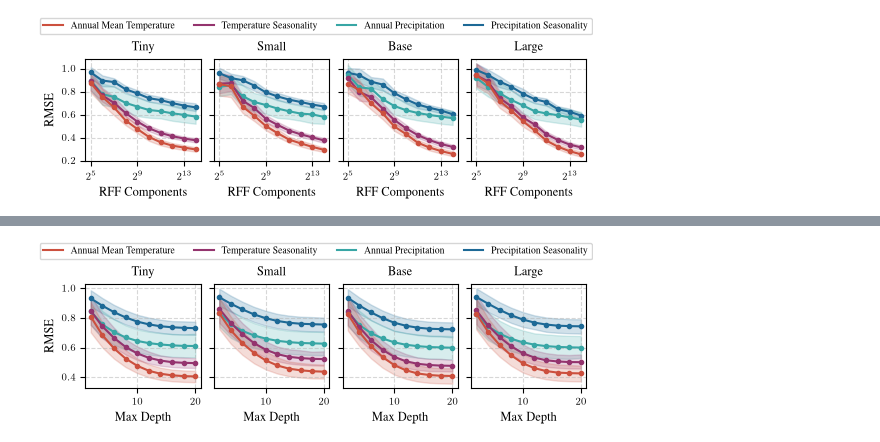
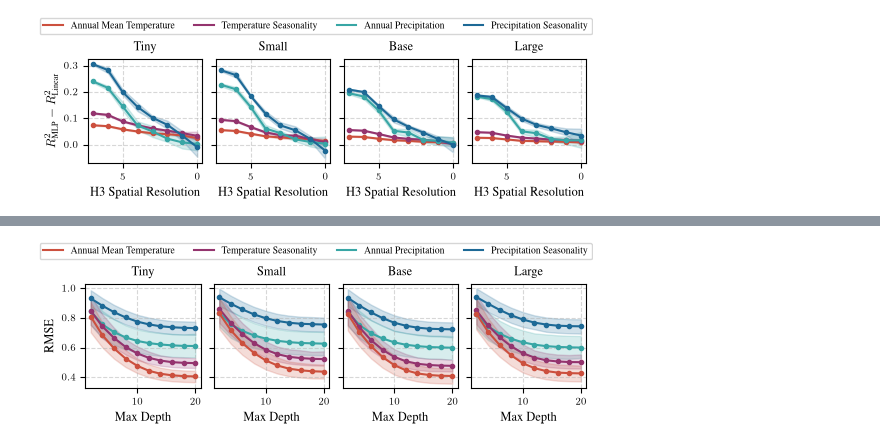
Before and after one commit to kdybek/terramind_probing, a Jupyter notebook: plots.ipynb, the cells around one changed output, grey strips where cells are left out. Saved outputs shown, nothing was run; the diff lists cells and outputs as text; code cells hidden in the pictures.

Commit message:
updated plots and results

```diff
--- a/plots.ipynb
+++ b/plots.ipynb
@@ -46,7 +46,7 @@ SIZE_DICT = {
     "terramind_v1_large": 1024,
 }
 
-TARGET_NAMES = ["bio15", "bio12", "bio04", "bio01"]
+TARGET_NAMES = ["bio01", "bio04", "bio12", "bio15"]
 TARGET_LABELS = {
     "bio01": "Annual Mean Temperature",
     "bio04": "Temperature Seasonality",
@@ -60,15 +60,12 @@ TARGET_COLORS = {
     "bio15": PALETTE[1],
 }
 
-RBF_COMPONENT_COUNTS = [32, 64, 128, 256, 512, 1024, 2048, 4096, 8192, 16384]
-RF_MAX_DEPTHS = [2, 4, 6, 8, 10, 12, 14, 16, 18, 20]
-MODALITY_GROUPS = ["optical", "radar", "vegetation", "terrain", "landcover"]
-MODALITY_GROUP_LABELS = {
-    "optical": "Optical",
-    "radar": "Radar",
-    "vegetation": "NDVI",
-    "terrain": "DEM",
-    "landcover": "LULC",
+RESOLUTIONS = [7, 6, 5, 4, 3, 2, 1, 0]
+
+REGRESSORS = ["linear", "mlp"]
+REGRESSOR_LABELS = {
+    "linear": "Linear",
+    "mlp": "MLP",
 }
 # %%
 import numpy as np
@@ -144,61 +355,64 @@ color_handles = [
 os.environ["PATH"] += os.pathsep + "/Library/TeX/texbin"
 
 plt.rcParams.update(bundles.iclr2024())
 plt.rcParams.update(figsizes.iclr2024(nrows=1, ncols=4, height_to_width_ratio=1.2, rel_width=1.0))
 plt.rcParams.update({
     "text.latex.preamble": r"\usepackage{times}\usepackage{amsmath}",
     "text.usetex": True,
 })
 
 df = pd.read_csv(RESULTS_PATH)
 
-tiny_losses = {}
-delta_losses = {}
+os.makedirs("plots", exist_ok=True)
 
-os.makedirs("plots", exist_ok=True)
+cache = {}
+for model in MODEL_NAMES:
+    for resolution in RESOLUTIONS:
+        for target in TARGET_NAMES:
+            for regressor in ["mlp", "linear"]:
+                sub_df = df[
+                    (df["model_name"] == model) &
+                    (df["resolution"] == resolution) &
+                    (df["target"] == target) &
+                    (df["regressor"] == regressor) &
+                    (df["layer"].isna())
+                ]
+
+                assert len(sub_df) == NUM_FOLDS, f"Expected {NUM_FOLDS} folds, but got {len(sub_df)} for model={model}, resolution={resolution}, target={target}"
+
+                scores = sub_df['val_r2'].values
+                cache[(model, resolution, target, regressor)] = scores
 
 fig, axes = plt.subplots(1, 4, sharey=True)
 for ax, model in zip(axes, MODEL_NAMES, strict=True):
     for tgt in TARGET_NAMES:
         means = []
         los = []
         his = []
-        for rff_component_count in RBF_COMPONENT_COUNTS:
-            sub_df = df[
-                (df["model_name"] == model) &
-                (df["capacity"] == rff_component_count) &
-                (df["target"] == tgt) &
-                (df["layer"] == NUM_LAYERS_DICT[model] - 1) &
-                (df["modality_group"] == "all") &
-                (df["regressor"] == "rff")
-            ]
-
-            assert len(sub_df) == NUM_FOLDS, f"Expected {NUM_FOLDS} folds, but got {len(sub_df)} for model={model}, rff_component_count={rff_component_count}, target={tgt}"
-
-            scores = sub_df['val_rmse'].values
-            mean, lower_ci, upper_ci = mean_bootstrap_ci(scores)
+        for res in RESOLUTIONS:
+            scores_mlp = cache[(model, res, tgt, "mlp")]
+            scores_linear = cache[(model, res, tgt, "linear")]
+            gaps = [mlp - linear for mlp, linear in zip(scores_mlp, scores_linear)]
+            assert len(gaps) == 5
+            mean, lower_ci, upper_ci = mean_bootstrap_ci(gaps)
             means.append(mean)
             los.append(lower_ci)
             his.append(upper_ci)
 
-        ax.plot(RBF_COMPONENT_COUNTS, means, label=TARGET_LABELS[tgt], color=TARGET_COLORS[tgt], marker="o", markersize=MARKER_SIZE)
-        ax.fill_between(RBF_COMPONENT_COUNTS, los, his, color=TARGET_COLORS[tgt], alpha=0.2)
+        ax.plot(RESOLUTIONS, means, label=TARGET_LABELS[tgt], color=TARGET_COLORS[tgt], marker="o", markersize=MARKER_SIZE)
+        ax.fill_between(RESOLUTIONS, los, his, color=TARGET_COLORS[tgt], alpha=0.2)
 
-        if model == "terramind_v1_tiny":
-            tiny_losses[tgt] = means
-        elif model == "terramind_v1_large":
-            delta_losses[tgt] = [m_large - m_tiny for m_tiny, m_large in zip(tiny_losses[tgt], means)]
+    ax.set_title(MODEL_LABELS[model])
+    ax.set_xlabel("H3 Spatial Resolution")
+    ax.invert_xaxis()
+    ax.grid(True, linestyle="--", alpha=0.5)
 
-    ax.set_xscale("log", base=2)
-    ax.set_xlabel("RFF Components")
-    ax.set_title(MODEL_LABELS[model])
-    ax.grid(True, linestyle="--", alpha=0.5)
-axes[0].set_ylabel("RMSE")
+axes[0].set_ylabel("$R^2_{\\text{MLP}} - R^2_{\\text{Linear}}$")
 
 fig.legend(handles=color_handles, loc="upper center", ncol=4, bbox_to_anchor=(0.5, 1.15))
 
-plt.savefig("plots/learning_curves_rff.pdf", bbox_inches="tight")
+plt.savefig("plots/mlp_linear_diff.pdf", bbox_inches="tight")
 plt.show()
-print("\nSaved to plots/learning_curves_rff.pdf")
+print("\nSaved to plots/mlp_linear_diff.pdf")
 # %% [output]
-[figure, old version]
+[figure, new version]
```
Also changed, not shown: parts of 6 cells of this notebook, 3 other files.
